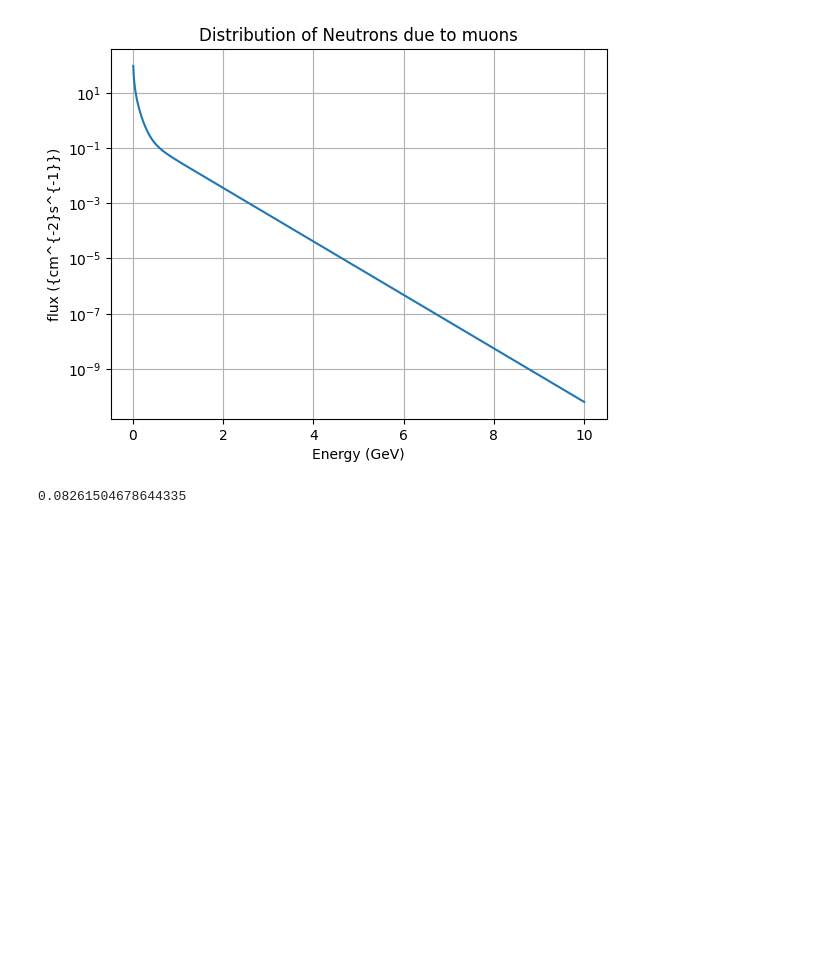
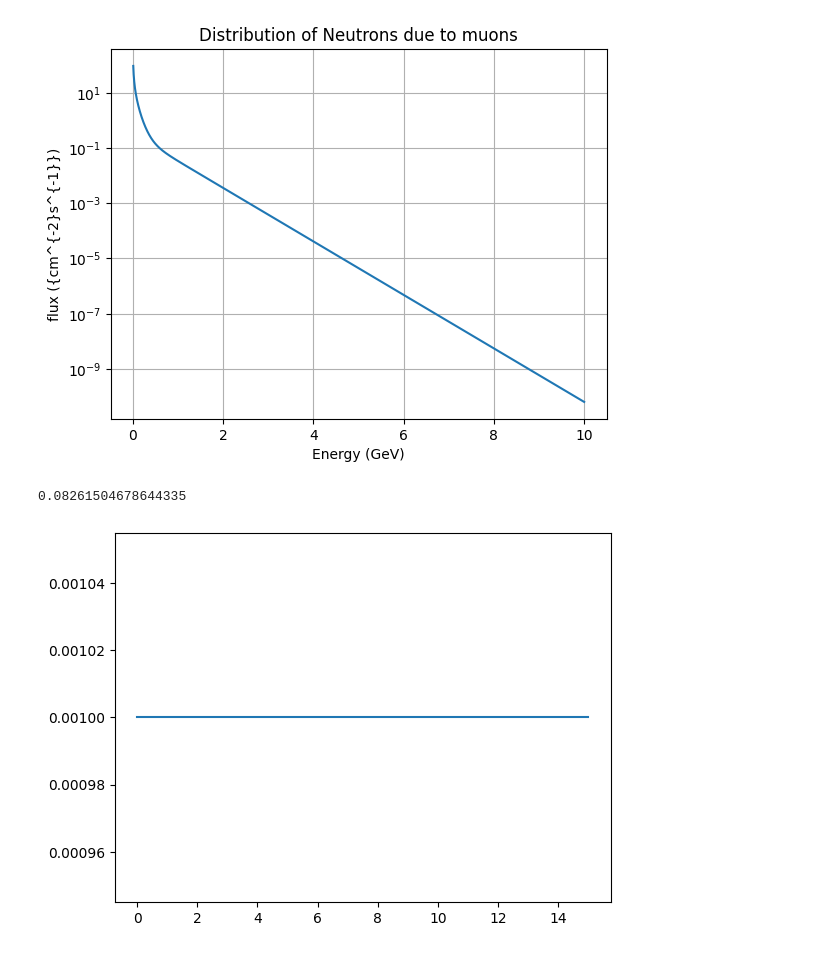
Before and after one commit to B-Koberg/XeSim, a Jupyter notebook: notebooks/Distributions.ipynb, the cells around one changed output. Drawn from its saved outputs; the diff is of its cells as text; code cells hidden in the pictures; blank space fills up the shorter version.

```diff
--- a/notebooks/Distributions.ipynb
+++ b/notebooks/Distributions.ipynb
@@ -79,9 +79,12 @@ print(average_energy)
 data = np.column_stack((x, y))
 np.savetxt('CosmicNeutronsDistributions.txt', data, delimiter=' ', header="unit: GeV \nspectrum:", comments='')
 # %%
-x = np.linspace(0.01, 15, 10000)
-y = np.ones(10000)/15
+x = np.linspace(0.01, 15, 1000)
+y = np.ones(1000)/1000
 data = np.column_stack((x, y))
 
+plt.plot(x, y)
 
 np.savetxt('ConstantDistribution.txt', data, delimiter=' ', header="unit: MeV \nspectrum:", comments='')
+# %% [output]
+[figure, added]
```
Also changed, not shown: 8 other files.
